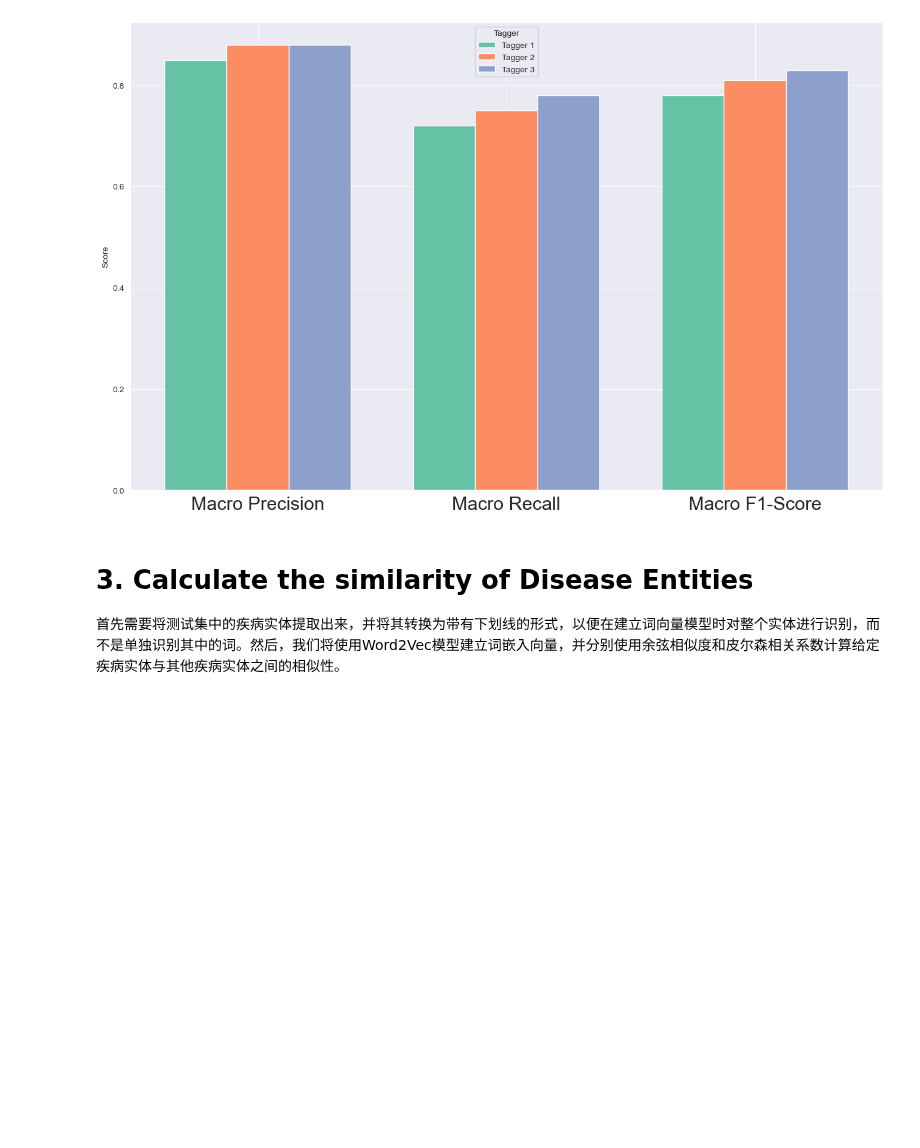
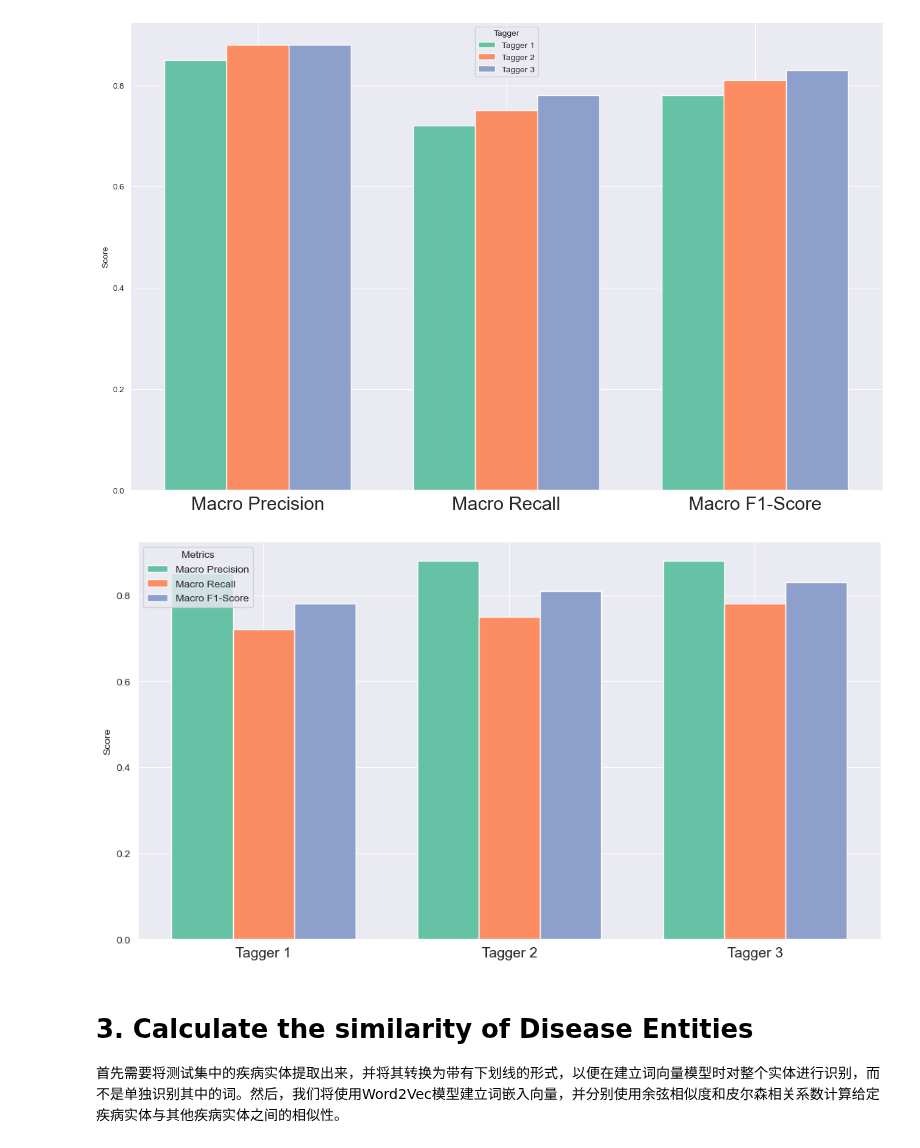
Before and after one commit to Slliki/MScProject, a Jupyter notebook: AI_TA/Coursework/TA_PART2.ipynb, the cells around one changed output. Drawn from its saved outputs; the diff is of its cells as text; code cells hidden in the pictures; blank space fills up the shorter version.

```diff
--- a/AI_TA/Coursework/TA_PART2.ipynb
+++ b/AI_TA/Coursework/TA_PART2.ipynb
@@ -326,6 +327,43 @@ ax.legend(title="Tagger")
 plt.show()
 # %% [output]
 [figure]
+# %%
+import matplotlib.pyplot as plt
+import seaborn as sns
+
+# plt.figure(figsize=(15, 15))
+
+# 数据
+taggers = ['Tagger 1', 'Tagger 2', 'Tagger 3']
+precision_macro = [0.85, 0.88, 0.88]
+recall_macro = [0.72, 0.75, 0.78]
+f1_macro = [0.78, 0.81, 0.83]
+metrics = ['Macro Precision', 'Macro Recall', 'Macro F1-Score']
+
+# 设置Seaborn的颜色调色板
+colors = sns.color_palette("Set2")
+
+# 创建柱状图
+fig, ax = plt.subplots(figsize=(13, 7))
+bar_width = 0.25  # 柱宽
+
+# 每个Tagger对应一列，每个指标是一种颜色
+for i, tagger in enumerate(taggers):
+    # 绘制每个指标的柱状图
+    ax.bar(i - bar_width, precision_macro[i], bar_width, label='Macro Precision' if i==0 else "", color=colors[0])
+    ax.bar(i, recall_macro[i], bar_width, label='Macro Recall' if i==0 else "", color=colors[1])
+    ax.bar(i + bar_width, f1_macro[i], bar_width, label='Macro F1-Score' if i==0 else "", color=colors[2])
+
+# 设置图表标题和标签
+ax.set_ylabel('Score')
+ax.set_xticks([i for i in range(len(taggers))])
+ax.set_xticklabels(taggers, fontsize=14)
+ax.legend(title="Metrics")
+
+# 显示图表
+plt.show()
+# %% [output]
+[figure, added]
 # %% [markdown]
 # 3. Calculate the similarity of Disease Entities
 
```
Also changed, not shown: parts of 15 cells of this notebook, 4 other files.
